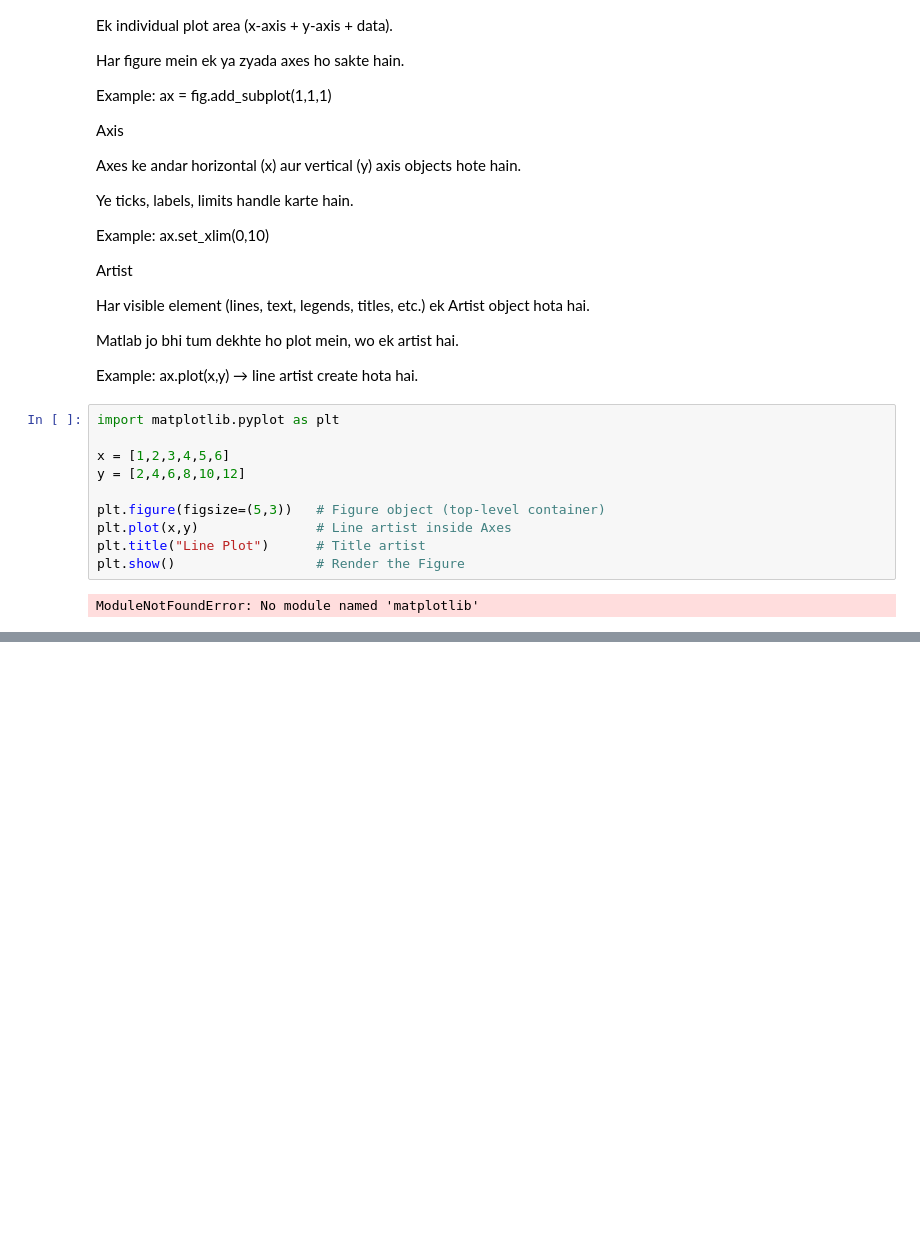
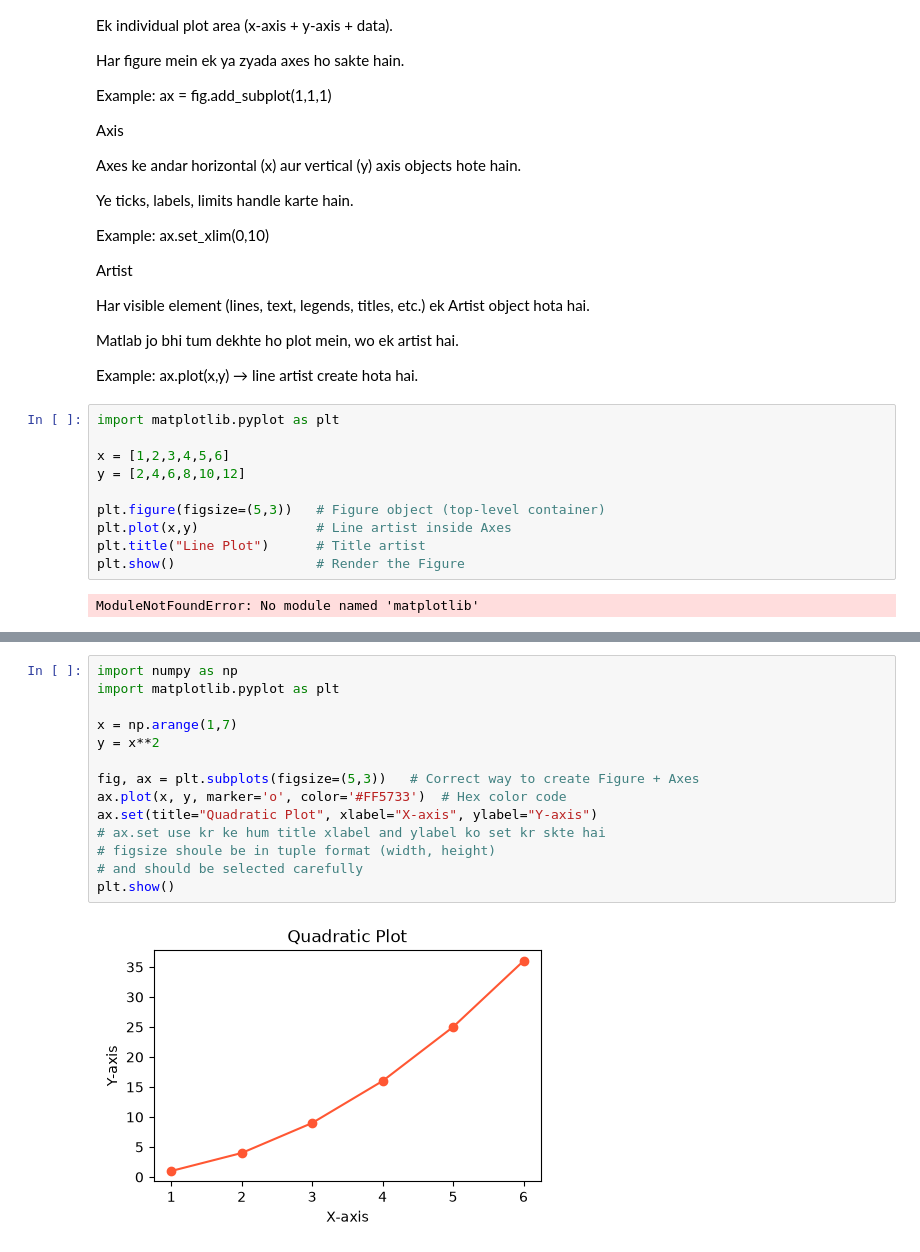
Before and after one commit to aayushi64/DV_python, a Jupyter notebook: matplotlib.ipynb, the cells around one changed output, grey strips where cells are left out. Drawn from its saved outputs; the diff is of its cells as text; blank space fills up the shorter version.

```diff
--- a/matplotlib.ipynb
+++ b/matplotlib.ipynb
@@ -118,0 +217,16 @@ ax.set_xlabel("X-axis")      # X-axis label
+# %%
+import numpy as np
+import matplotlib.pyplot as plt
+
+x = np.arange(1,7)
+y = x**2
+
+fig, ax = plt.subplots(figsize=(5,3))   # Correct way to create Figure + Axes
+ax.plot(x, y, marker='o', color='#FF5733')  # Hex color code
+ax.set(title="Quadratic Plot", xlabel="X-axis", ylabel="Y-axis")
+# ax.set use kr ke hum title xlabel and ylabel ko set kr skte hai
+# figsize shoule be in tuple format (width, height)
+# and should be selected carefully
+plt.show()
+# %% [output]
+[figure, added]
```
Also changed, not shown: parts of 9 cells of this notebook.
